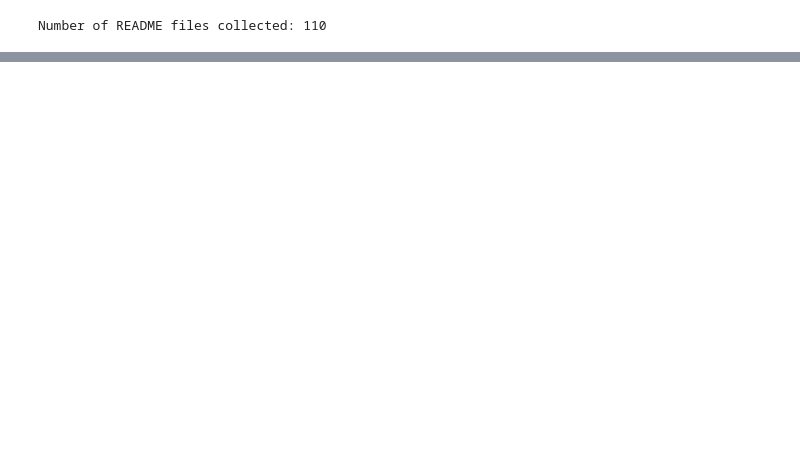
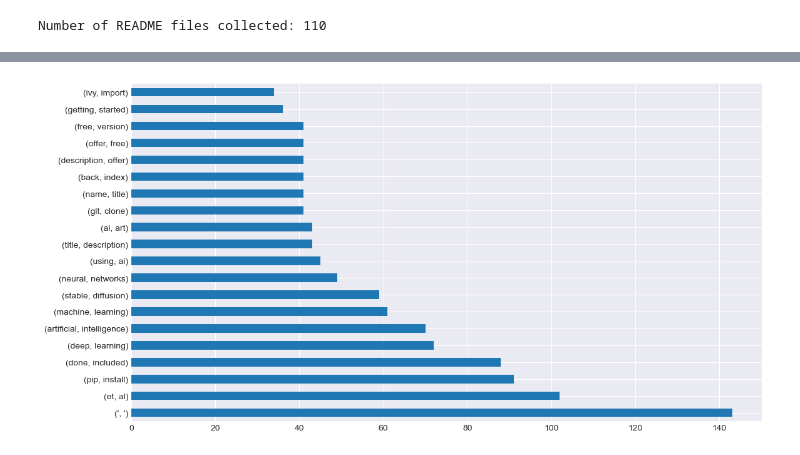
Before and after one commit to Keila-Camarillo/nlp_most_starred_repos, a Jupyter notebook: final_notebook.ipynb, the cells around one changed output, grey strips where cells are left out. Drawn from its saved outputs; the diff is of its cells as text; code cells hidden in the pictures; blank space fills up the shorter version.

```diff
--- a/final_notebook.ipynb
+++ b/final_notebook.ipynb
@@ -75,0 +123,4 @@ NameError: name 'all_freq' is not defined
+# %%
+make_ngram(git_words, 2).head(20).plot.barh();
+# %% [output]
+[figure, added]
```
Also changed, not shown: parts of 12 cells of this notebook, 1 other file.
